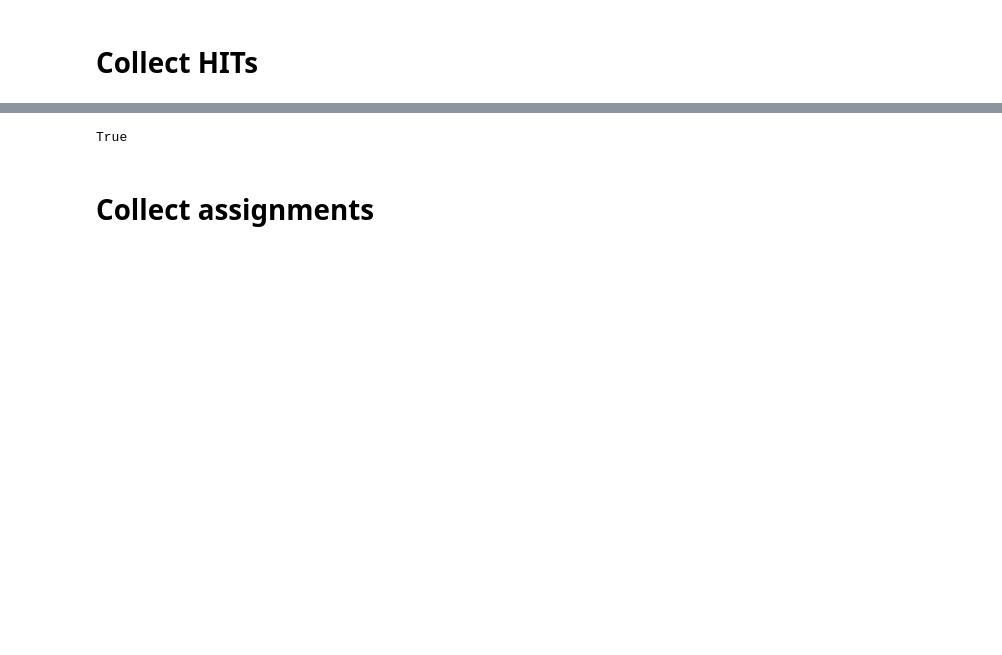
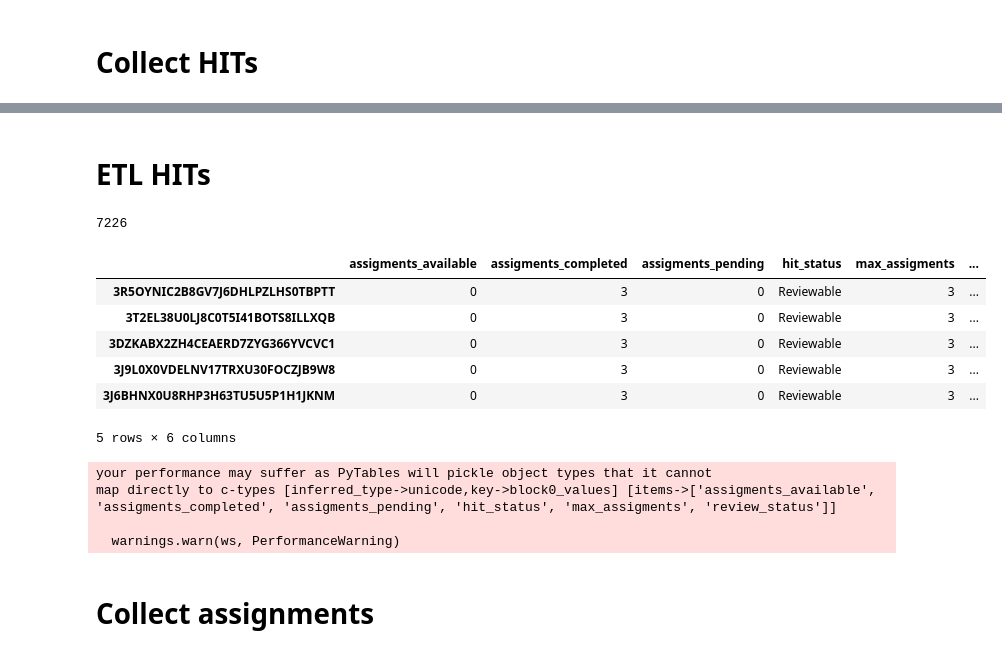
Before and after one commit to matttrent/vislab, a Jupyter notebook: notebooks/mturk_get_results.ipynb, the cells around one changed output, grey strips where cells are left out. Drawn from its saved outputs; the diff is of its cells as text; code cells hidden in the pictures; blank space fills up the shorter version.

```diff
--- a/notebooks/mturk_get_results.ipynb
+++ b/notebooks/mturk_get_results.ipynb
@@ -206,3 +243,0 @@ len( HITs )
-# %%
-hit = HITs[0]
-hit
@@ -252,7 +244,44 @@ datetime.datetime(2014, 5, 8, 0, 0)
-# %%
-hittime > today
-# %% [output]
-True
+# %% [markdown]
+# ETL HITs
+# %%
+hits_data = []
+hits_indices = []
+# %%
+for i, hit in enumerate( HITs ):
+
+    d = {
+        'hit_status'           : hit.HITStatus,
+        'review_status'        : hit.HITReviewStatus,
+        'max_assigments'       : hit.MaxAssignments,
+        'assigments_available' : hit.NumberOfAssignmentsAvailable,
+        'assigments_completed' : hit.NumberOfAssignmentsCompleted,
+        'assigments_pending'   : hit.NumberOfAssignmentsPending,
+    }
+
+    hits_data    += [ d ]
+    hits_indices += [ hit.HITId ]
+# %%
+hits_df = pd.DataFrame( hits_data, index=hits_indices )
+print len( hits_df )
+# %% [output]
+7226
+# %%
+hits_df.head()
+# %% [output]
+|  | assigments_available | assigments_completed | assigments_pending | hit_status | max_assigments | ... |
+| 3R5OYNIC2B8GV7J6DHLPZLHS0TBPTT | 0 | 3 | 0 | Reviewable | 3 | ... |
+| 3T2EL38U0LJ8C0T5I41BOTS8ILLXQB | 0 | 3 | 0 | Reviewable | 3 | ... |
+| 3DZKABX2ZH4CEAERD7ZYG366YVCVC1 | 0 | 3 | 0 | Reviewable | 3 | ... |
+| 3J9L0X0VDELNV17TRXU30FOCZJB9W8 | 0 | 3 | 0 | Reviewable | 3 | ... |
+| 3J6BHNX0U8RHP3H63TU5U5P1H1JKNM | 0 | 3 | 0 | Reviewable | 3 | ... |
+5 rows × 6 columns
+# %%
+hits_df.to_hdf( '../../mturk-results/hits.h5', 'df', mode='w' )
+# %% [output]
+your performance may suffer as PyTables will pickle object types that it cannot
+map directly to c-types [inferred_type->unicode,key->block0_values] [items->['assigments_available', 'assigments_completed', 'assigments_pending', 'hit_status', 'max_assigments', 'review_status']]
+
+  warnings.warn(ws, PerformanceWarning)
 # %% [markdown]
 # Collect assignments
 # %%
```
Also changed, not shown: parts of 61 cells of this notebook, 2 other files.
